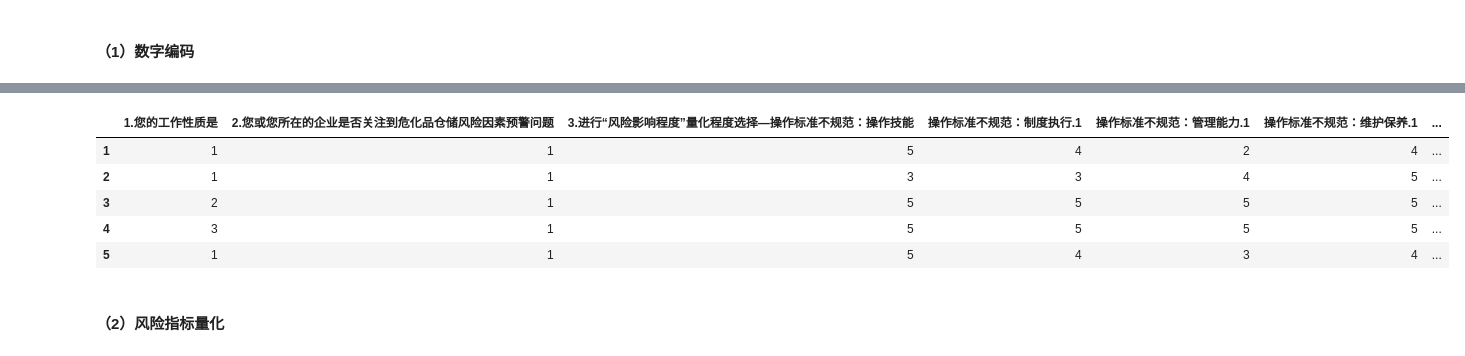
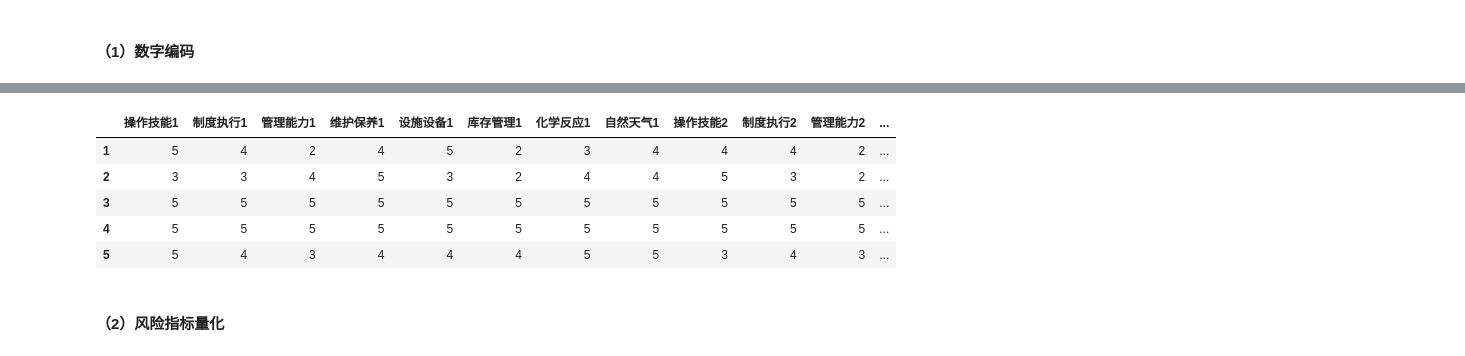
Before and after one commit to Zhou1317fe5/ml-projects, a Jupyter notebook: 贝叶斯危化品仓储风险分析/code/demo.ipynb, the cells around one changed output, grey strips where cells are left out. Cells and saved outputs as stored; diff of their text form; code cells hidden in the pictures.

```diff
--- a/贝叶斯危化品仓储风险分析/code/demo.ipynb
+++ b/贝叶斯危化品仓储风险分析/code/demo.ipynb
@@ -41,11 +30,7 @@ memory usage: 9.4+ KB
 # %%
-# 要删除的标题列表
-# 删除1-6列和9-16列
-data = data.drop(data.columns[0:6], axis=1)
-data = data.drop(data.columns[2:10], axis=1)
-
-# 在需要的情况下，保存修改后的数据表格
-#data.to_excel("./data/updated_data.xlsx", index=False)
+# 删除无用列
+# 删除1-16列
+data = data.drop(data.columns[0:16], axis=1)
 # %%
 data.info()
 # %% [output]
@@ -110,30 +139,27 @@ memory usage: 5.3+ KB
 # %%
-data1['1.您的工作性质是'] = data1['1.您的工作性质是'].map({'A.专家学者':1,'B.政府、社会组织及第三方机构服务人员':2,'C.危化品仓储相关企业工作人员':3})
-data1['2.您或您所在的企业是否关注到危化品仓储风险因素预警问题'] = data1['2.您或您所在的企业是否关注到危化品仓储风险因素预警问题'].map({'A.是':1,'B.否':0})
+data1['操作技能1'] = data1['操作技能1'].map({'风险影响程度：极小':1,'风险影响程度：小':2,'风险影响程度：中等':3,'风险影响程度：大':4,'风险影响程度：极大':5})
+data1['制度执行1'] = data1['制度执行1'].map({'风险影响程度：极小':1,'风险影响程度：小':2,'风险影响程度：中等':3,'风险影响程度：大':4,'风险影响程度：极大':5})
+data1['管理能力1'] = data1['管理能力1'].map({'风险影响程度：极小':1,'风险影响程度：小':2,'风险影响程度：中等':3,'风险影响程度：大':4,'风险影响程度：极大':5})
+data1['维护保养1'] = data1['维护保养1'].map({'风险影响程度：极小':1,'风险影响程度：小':2,'风险影响程度：中等':3,'风险影响程度：大':4,'风险影响程度：极大':5})
+data1['设施设备1'] = data1['设施设备1'].map({'风险影响程度：极小':1,'风险影响程度：小':2,'风险影响程度：中等':3,'风险影响程度：大':4,'风险影响程度：极大':5})
+data1['库存管理1'] = data1['库存管理1'].map({'风险影响程度：极小':1,'风险影响程度：小':2,'风险影响程度：中等':3,'风险影响程度：大':4,'风险影响程度：极大':5})
+data1['化学反应1'] = data1['化学反应1'].map({'风险影响程度：极小':1,'风险影响程度：小':2,'风险影响程度：中等':3,'风险影响程度：大':4,'风险影响程度：极大':5})
+data1['自然天气1'] = data1['自然天气1'].map({'风险影响程度：极小':1,'风险影响程度：小':2,'风险影响程度：中等':3,'风险影响程度：大':4,'风险影响程度：极大':5})
 
-data1['3.进行“风险影响程度”量化程度选择—操作标准不规范：操作技能'] = data1['3.进行“风险影响程度”量化程度选择—操作标准不规范：操作技能'].map({'风险影响程度：极小':1,'风险影响程度：小':2,'风险影响程度：中等':3,'风险影响程度：大':4,'风险影响程度：极大':5})
-data1['操作标准不规范：制度执行.1'] = data1['操作标准不规范：制度执行.1'].map({'风险影响程度：极小':1,'风险影响程度：小':2,'风险影响程度：中等':3,'风险影响程度：大':4,'风险影响程度：极大':5})
-data1['操作标准不规范：管理能力.1'] = data1['操作标准不规范：管理能力.1'].map({'风险影响程度：极小':1,'风险影响程度：小':2,'风险影响程度：中等':3,'风险影响程度：大':4,'风险影响程度：极大':5})
-data1['操作标准不规范：维护保养.1'] = data1['操作标准不规范：维护保养.1'].map({'风险影响程度：极小':1,'风险影响程度：小':2,'风险影响程度：中等':3,'风险影响程度：大':4,'风险影响程度：极大':5})
-data1['设施设备不稳定：设施设备.1'] = data1['设施设备不稳定：设施设备.1'].map({'风险影响程度：极小':1,'风险影响程度：小':2,'风险影响程度：中等':3,'风险影响程度：大':4,'风险影响程度：极大':5})
-data1['库存管理不高效：库存管理.1'] = data1['库存管理不高效：库存管理.1'].map({'风险影响程度：极小':1,'风险影响程度：小':2,'风险影响程度：中等':3,'风险影响程度：大':4,'风险影响程度：极大':5})
-data1['自然条件不可控：化学反应.1'] = data1['自然条件不可控：化学反应.1'].map({'风险影响程度：极小':1,'风险影响程度：小':2,'风险影响程度：中等':3,'风险影响程度：大':4,'风险影响程度：极大':5})
-data1['自然条件不可控：自然天气.1'] = data1['自然条件不可控：自然天气.1'].map({'风险影响程度：极小':1,'风险影响程度：小':2,'风险影响程度：中等':3,'风险影响程度：大':4,'风险影响程度：极大':5})
-
-data1['4.进行“风险发生概率”量化程度选择—操作标准不规范：操作技能'] = data1['4.进行“风险发生概率”量化程度选择—操作标准不规范：操作技能'].map({'风险发生概率：极低':1,'风险发生概率：低':2,'风险发生概率：中等':3,'风险发生概率：高':4,'风险发生概率：极高':5})
-data1['操作标准不规范：制度执行.2'] = data1['操作标准不规范：制度执行.2'].map({'风险发生概率：极低':1,'风险发生概率：低':2,'风险发生概率：中等':3,'风险发生概率：高':4,'风险发生概率：极高':5})
-data1['操作标准不规范：管理能力.2'] = data1['操作标准不规范：管理能力.2'].map({'风险发生概率：极低':1,'风险发生概率：低':2,'风险发生概率：中等':3,'风险发生概率：高':4,'风险发生概率：极高':5})
-data1['操作标准不规范：维护保养.2'] = data1['操作标准不规范：维护保养.2'].map({'风险发生概率：极低':1,'风险发生概率：低':2,'风险发生概率：中等':3,'风险发生概率：高':4,'风险发生概率：极高':5})
-data1['设施设备不稳定：设施设备.2'] = data1['设施设备不稳定：设施设备.2'].map({'风险发生概率：极低':1,'风险发生概率：低':2,'风险发生概率：中等':3,'风险发生概率：高':4,'风险发生概率：极高':5})
-data1['库存管理不高效：库存管理.2'] = data1['库存管理不高效：库存管理.2'].map({'风险发生概率：极低':1,'风险发生概率：低':2,'风险发生概率：中等':3,'风险发生概率：高':4,'风险发生概率：极高':5})
-data1['自然条件不可控：化学反应.2'] = data1['自然条件不可控：化学反应.2'].map({'风险发生概率：极低':1,'风险发生概率：低':2,'风险发生概率：中等':3,'风险发生概率：高':4,'风险发生概率：极高':5})
-data1['自然条件不可控：自然天气.2'] = data1['自然条件不可控：自然天气.2'].map({'风险发生概率：极低':1,'风险发生概率：低':2,'风险发生概率：中等':3,'风险发生概率：高':4,'风险发生概率：极高':5})
+data1['操作技能2'] = data1['操作技能2'].map({'风险发生概率：极低':1,'风险发生概率：低':2,'风险发生概率：中等':3,'风险发生概率：高':4,'风险发生概率：极高':5})
+data1['制度执行2'] = data1['制度执行2'].map({'风险发生概率：极低':1,'风险发生概率：低':2,'风险发生概率：中等':3,'风险发生概率：高':4,'风险发生概率：极高':5})
+data1['管理能力2'] = data1['管理能力2'].map({'风险发生概率：极低':1,'风险发生概率：低':2,'风险发生概率：中等':3,'风险发生概率：高':4,'风险发生概率：极高':5})
+data1['维护保养2'] = data1['维护保养2'].map({'风险发生概率：极低':1,'风险发生概率：低':2,'风险发生概率：中等':3,'风险发生概率：高':4,'风险发生概率：极高':5})
+data1['设施设备2'] = data1['设施设备2'].map({'风险发生概率：极低':1,'风险发生概率：低':2,'风险发生概率：中等':3,'风险发生概率：高':4,'风险发生概率：极高':5})
+data1['库存管理2'] = data1['库存管理2'].map({'风险发生概率：极低':1,'风险发生概率：低':2,'风险发生概率：中等':3,'风险发生概率：高':4,'风险发生概率：极高':5})
+data1['化学反应2'] = data1['化学反应2'].map({'风险发生概率：极低':1,'风险发生概率：低':2,'风险发生概率：中等':3,'风险发生概率：高':4,'风险发生概率：极高':5})
+data1['自然天气2'] = data1['自然天气2'].map({'风险发生概率：极低':1,'风险发生概率：低':2,'风险发生概率：中等':3,'风险发生概率：高':4,'风险发生概率：极高':5})
 
 data1.head()
 # %% [output]
-|  | 1.您的工作性质是 | 2.您或您所在的企业是否关注到危化品仓储风险因素预警问题 | 3.进行“风险影响程度”量化程度选择—操作标准不规范：操作技能 | 操作标准不规范：制度执行.1 | 操作标准不规范：管理能力.1 | 操作标准不规范：维护保养.1 | ... |
-| 1 | 1 | 1 | 5 | 4 | 2 | 4 | ... |
-| 2 | 1 | 1 | 3 | 3 | 4 | 5 | ... |
-| 3 | 2 | 1 | 5 | 5 | 5 | 5 | ... |
-| 4 | 3 | 1 | 5 | 5 | 5 | 5 | ... |
-| 5 | 1 | 1 | 5 | 4 | 3 | 4 | ... |
+|  | 操作技能1 | 制度执行1 | 管理能力1 | 维护保养1 | 设施设备1 | 库存管理1 | 化学反应1 | 自然天气1 | 操作技能2 | 制度执行2 | 管理能力2 | ... |
+| 1 | 5 | 4 | 2 | 4 | 5 | 2 | 3 | 4 | 4 | 4 | 2 | ... |
+| 2 | 3 | 3 | 4 | 5 | 3 | 2 | 4 | 4 | 5 | 3 | 2 | ... |
+| 3 | 5 | 5 | 5 | 5 | 5 | 5 | 5 | 5 | 5 | 5 | 5 | ... |
+| 4 | 5 | 5 | 5 | 5 | 5 | 5 | 5 | 5 | 5 | 5 | 5 | ... |
+| 5 | 5 | 4 | 3 | 4 | 4 | 4 | 5 | 5 | 3 | 4 | 3 | ... |
```
Also changed, not shown: parts of 45 cells of this notebook, 4 other files.
